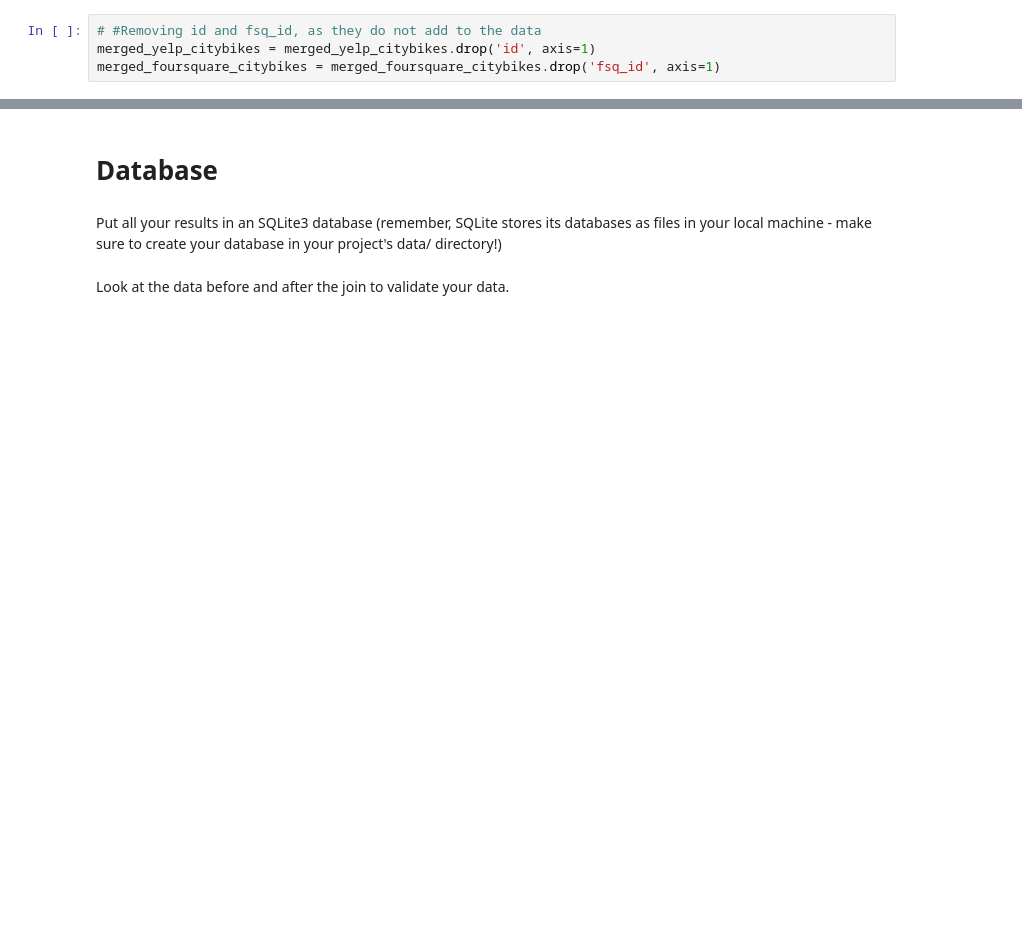
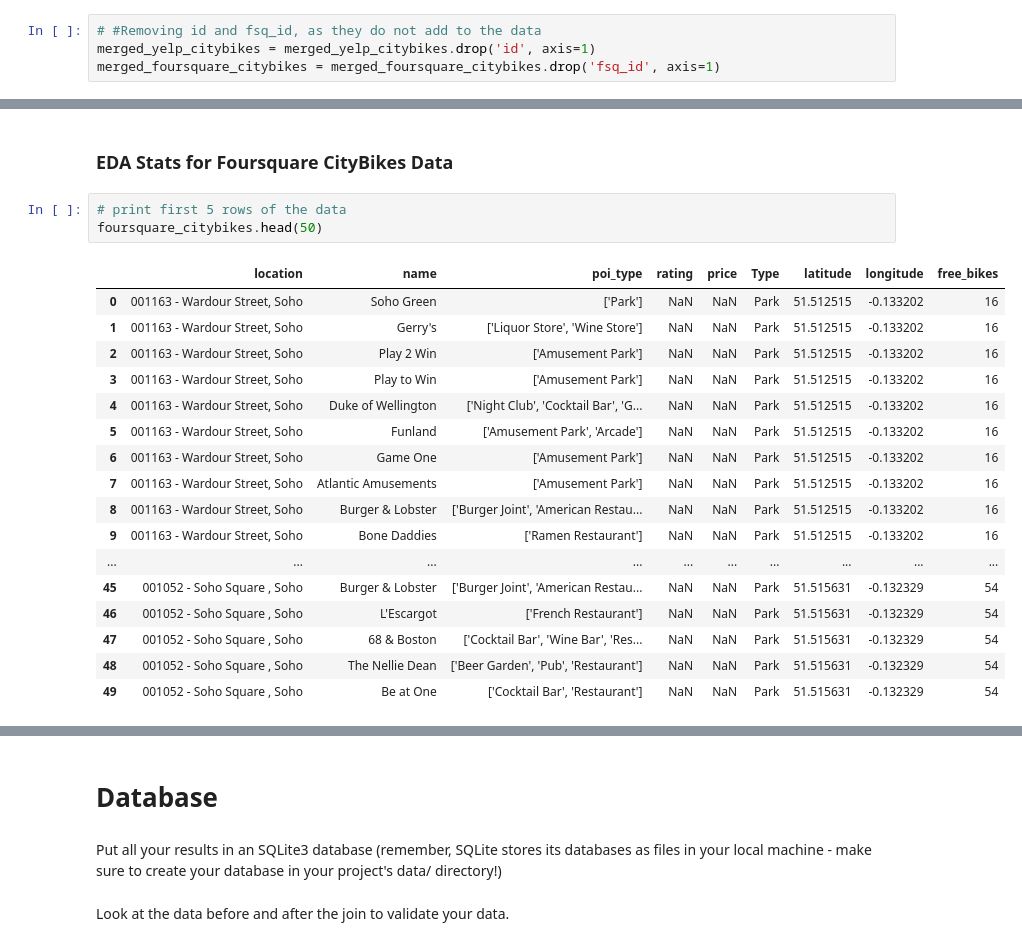
Before and after one commit to Brittanysacha/Statistical-Modelling-of-CityBike-Locations-and-Points-of-Interest-in-London, a Jupyter notebook: notebooks/joining_data.ipynb, the cells around one changed output, grey strips where cells are left out. Cells and saved outputs as stored; diff of their text form; blank space fills up the shorter version.

```diff
--- a/notebooks/joining_data.ipynb
+++ b/notebooks/joining_data.ipynb
@@ -126,0 +126,23 @@ plt.show()
+# %% [markdown]
+### EDA Stats for Foursquare CityBikes Data
+# %%
+# print first 5 rows of the data
+foursquare_citybikes.head(50)
+# %% [output]
+|  | location | name | poi_type | rating | price | Type | latitude | longitude | free_bikes |
+| 0 | 001163 - Wardour Street, Soho | Soho Green | ['Park'] | NaN | NaN | Park | 51.512515 | -0.133202 | 16 |
+| 1 | 001163 - Wardour Street, Soho | Gerry's | ['Liquor Store', 'Wine Store'] | NaN | NaN | Park | 51.512515 | -0.133202 | 16 |
+| 2 | 001163 - Wardour Street, Soho | Play 2 Win | ['Amusement Park'] | NaN | NaN | Park | 51.512515 | -0.133202 | 16 |
+| 3 | 001163 - Wardour Street, Soho | Play to Win | ['Amusement Park'] | NaN | NaN | Park | 51.512515 | -0.133202 | 16 |
+| 4 | 001163 - Wardour Street, Soho | Duke of Wellington | ['Night Club', 'Cocktail Bar', 'G... | NaN | NaN | Park | 51.512515 | -0.133202 | 16 |
+| 5 | 001163 - Wardour Street, Soho | Funland | ['Amusement Park', 'Arcade'] | NaN | NaN | Park | 51.512515 | -0.133202 | 16 |
+| 6 | 001163 - Wardour Street, Soho | Game One | ['Amusement Park'] | NaN | NaN | Park | 51.512515 | -0.133202 | 16 |
+| 7 | 001163 - Wardour Street, Soho | Atlantic Amusements | ['Amusement Park'] | NaN | NaN | Park | 51.512515 | -0.133202 | 16 |
+| 8 | 001163 - Wardour Street, Soho | Burger & Lobster | ['Burger Joint', 'American Restau... | NaN | NaN | Park | 51.512515 | -0.133202 | 16 |
+| 9 | 001163 - Wardour Street, Soho | Bone Daddies | ['Ramen Restaurant'] | NaN | NaN | Park | 51.512515 | -0.133202 | 16 |
+| ... | ... | ... | ... | ... | ... | ... | ... | ... | ... |
+| 45 | 001052 - Soho Square , Soho | Burger & Lobster | ['Burger Joint', 'American Restau... | NaN | NaN | Park | 51.515631 | -0.132329 | 54 |
+| 46 | 001052 - Soho Square , Soho | L'Escargot | ['French Restaurant'] | NaN | NaN | Park | 51.515631 | -0.132329 | 54 |
+| 47 | 001052 - Soho Square , Soho | 68 & Boston | ['Cocktail Bar', 'Wine Bar', 'Res... | NaN | NaN | Park | 51.515631 | -0.132329 | 54 |
+| 48 | 001052 - Soho Square , Soho | The Nellie Dean | ['Beer Garden', 'Pub', 'Restaurant'] | NaN | NaN | Park | 51.515631 | -0.132329 | 54 |
+| 49 | 001052 - Soho Square , Soho | Be at One | ['Cocktail Bar', 'Restaurant'] | NaN | NaN | Park | 51.515631 | -0.132329 | 54 |
```
Also changed, not shown: parts of 16 cells of this notebook, 13 other files.
